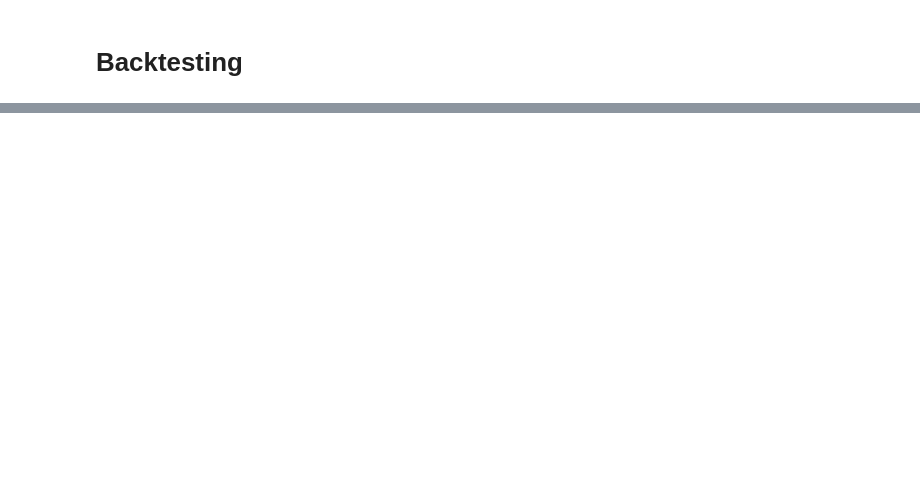
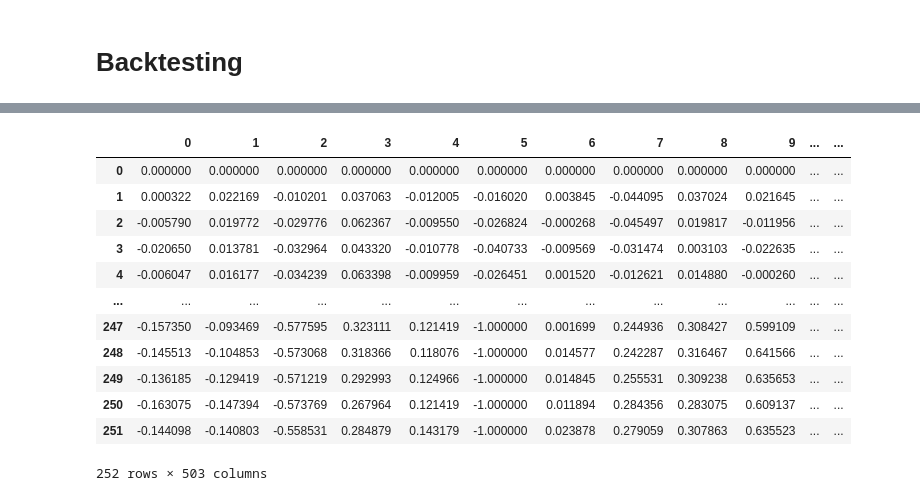
Before and after one commit to henrytang-dev/sparse-tracking-portfolio, a Jupyter notebook: sparse_index_tracking.ipynb, the cells around one changed output, grey strips where cells are left out. Drawn from its saved outputs; the diff is of its cells as text; code cells hidden in the pictures; blank space fills up the shorter version.

```diff
--- a/sparse_index_tracking.ipynb
+++ b/sparse_index_tracking.ipynb
@@ -390,0 +461,16 @@ tickers
+# %%
+returns_df
+# %% [output]
+|  | 0 | 1 | 2 | 3 | 4 | 5 | 6 | 7 | 8 | 9 | ... | ... |
+| 0 | 0.000000 | 0.000000 | 0.000000 | 0.000000 | 0.000000 | 0.000000 | 0.000000 | 0.000000 | 0.000000 | 0.000000 | ... | ... |
+| 1 | 0.000322 | 0.022169 | -0.010201 | 0.037063 | -0.012005 | -0.016020 | 0.003845 | -0.044095 | 0.037024 | 0.021645 | ... | ... |
+| 2 | -0.005790 | 0.019772 | -0.029776 | 0.062367 | -0.009550 | -0.026824 | -0.000268 | -0.045497 | 0.019817 | -0.011956 | ... | ... |
+| 3 | -0.020650 | 0.013781 | -0.032964 | 0.043320 | -0.010778 | -0.040733 | -0.009569 | -0.031474 | 0.003103 | -0.022635 | ... | ... |
+| 4 | -0.006047 | 0.016177 | -0.034239 | 0.063398 | -0.009959 | -0.026451 | 0.001520 | -0.012621 | 0.014880 | -0.000260 | ... | ... |
+| ... | ... | ... | ... | ... | ... | ... | ... | ... | ... | ... | ... | ... |
+| 247 | -0.157350 | -0.093469 | -0.577595 | 0.323111 | 0.121419 | -1.000000 | 0.001699 | 0.244936 | 0.308427 | 0.599109 | ... | ... |
+| 248 | -0.145513 | -0.104853 | -0.573068 | 0.318366 | 0.118076 | -1.000000 | 0.014577 | 0.242287 | 0.316467 | 0.641566 | ... | ... |
+| 249 | -0.136185 | -0.129419 | -0.571219 | 0.292993 | 0.124966 | -1.000000 | 0.014845 | 0.255531 | 0.309238 | 0.635653 | ... | ... |
+| 250 | -0.163075 | -0.147394 | -0.573769 | 0.267964 | 0.121419 | -1.000000 | 0.011894 | 0.284356 | 0.283075 | 0.609137 | ... | ... |
+| 251 | -0.144098 | -0.140803 | -0.558531 | 0.284879 | 0.143179 | -1.000000 | 0.023878 | 0.279059 | 0.307863 | 0.635523 | ... | ... |
+252 rows × 503 columns
```
Also changed, not shown: parts of 15 cells of this notebook.
